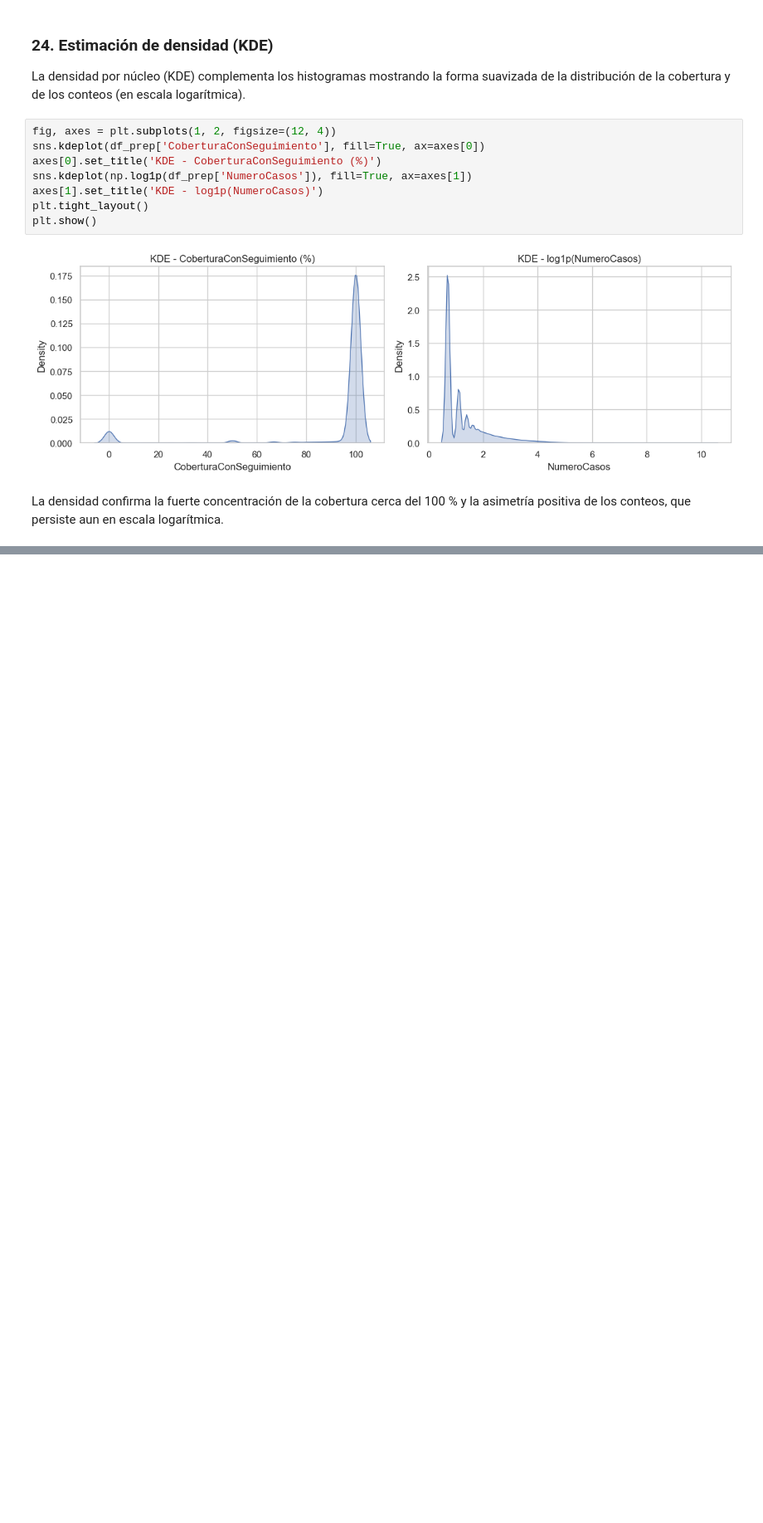
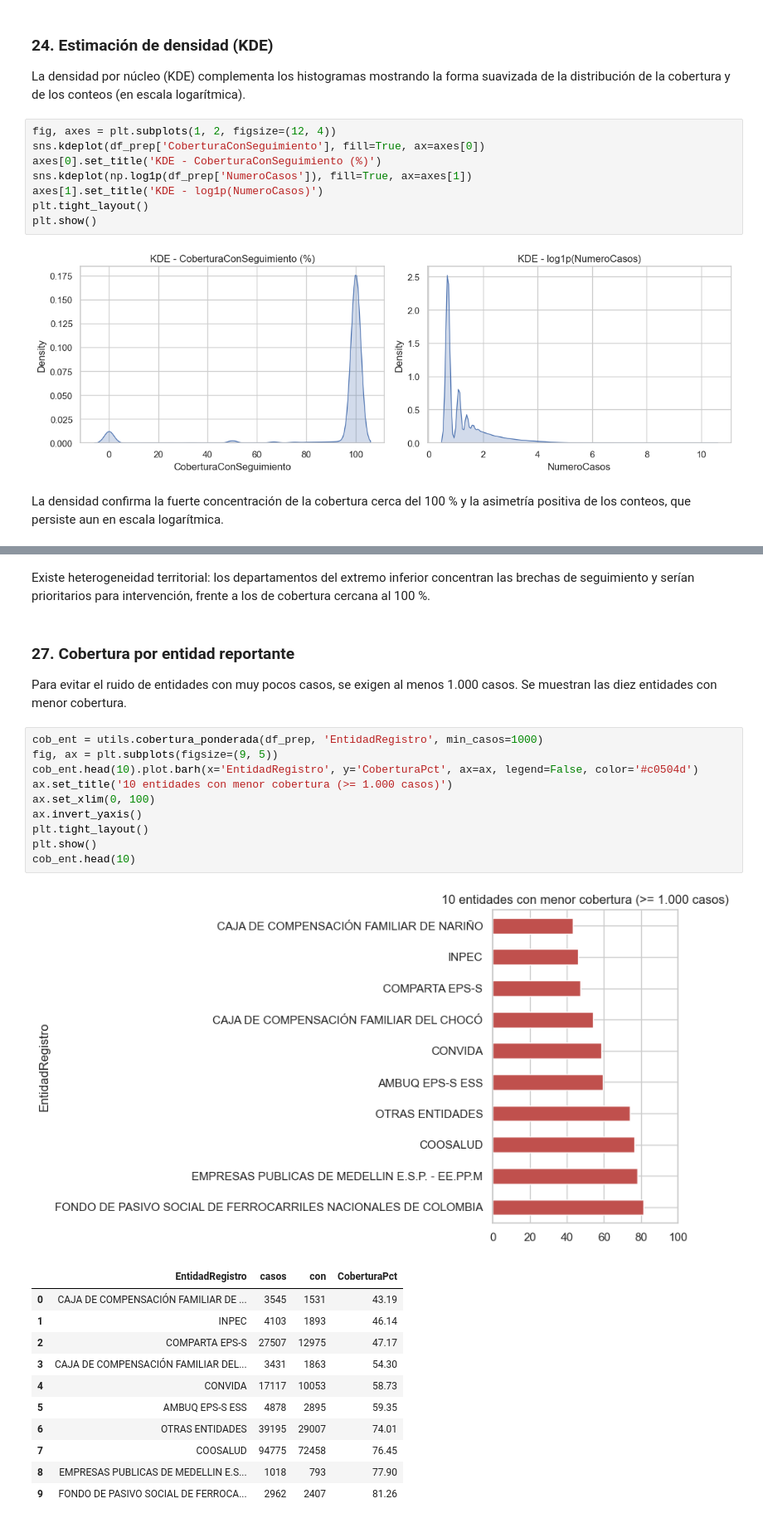
Before and after one commit to JabesMonroy/Proyecto_Esp-Fund-Datos_PRASS_Seg.COVID19, a Jupyter notebook: Proyecto_PRASS_Seguimiento_COVID19.ipynb, the cells around one changed output, grey strips where cells are left out. Shown at 83% size. Cells and saved outputs as stored; diff of their text form; blank space fills up the shorter version.

```diff
--- a/Proyecto_PRASS_Seguimiento_COVID19.ipynb
+++ b/Proyecto_PRASS_Seguimiento_COVID19.ipynb
@@ -578,0 +622,29 @@ La densidad confirma la fuerte concentración de la cobertura cerca del 100 % y
+# %% [markdown]
+Existe heterogeneidad territorial: los departamentos del extremo inferior concentran las brechas de seguimiento y serían prioritarios para intervención, frente a los de cobertura cercana al 100 %.
+# %% [markdown]
+### 27. Cobertura por entidad reportante
+
+Para evitar el ruido de entidades con muy pocos casos, se exigen al menos 1.000 casos. Se muestran las diez entidades con menor cobertura.
+# %%
+cob_ent = utils.cobertura_ponderada(df_prep, 'EntidadRegistro', min_casos=1000)
+fig, ax = plt.subplots(figsize=(9, 5))
+cob_ent.head(10).plot.barh(x='EntidadRegistro', y='CoberturaPct', ax=ax, legend=False, color='#c0504d')
+ax.set_title('10 entidades con menor cobertura (>= 1.000 casos)')
+ax.set_xlim(0, 100)
+ax.invert_yaxis()
+plt.tight_layout()
+plt.show()
+cob_ent.head(10)
+# %% [output]
+[figure, added]
+|  | EntidadRegistro | casos | con | CoberturaPct |
+| 0 | CAJA DE COMPENSACIÓN FAMILIAR DE ... | 3545 | 1531 | 43.19 |
+| 1 | INPEC | 4103 | 1893 | 46.14 |
+| 2 | COMPARTA EPS-S | 27507 | 12975 | 47.17 |
+| 3 | CAJA DE COMPENSACIÓN FAMILIAR DEL... | 3431 | 1863 | 54.30 |
+| 4 | CONVIDA | 17117 | 10053 | 58.73 |
+| 5 | AMBUQ EPS-S ESS | 4878 | 2895 | 59.35 |
+| 6 | OTRAS ENTIDADES | 39195 | 29007 | 74.01 |
+| 7 | COOSALUD | 94775 | 72458 | 76.45 |
+| 8 | EMPRESAS PUBLICAS DE MEDELLIN E.S... | 1018 | 793 | 77.90 |
+| 9 | FONDO DE PASIVO SOCIAL DE FERROCA... | 2962 | 2407 | 81.26 |
```
Also changed, not shown: parts of 7 cells of this notebook, 1 other file.
